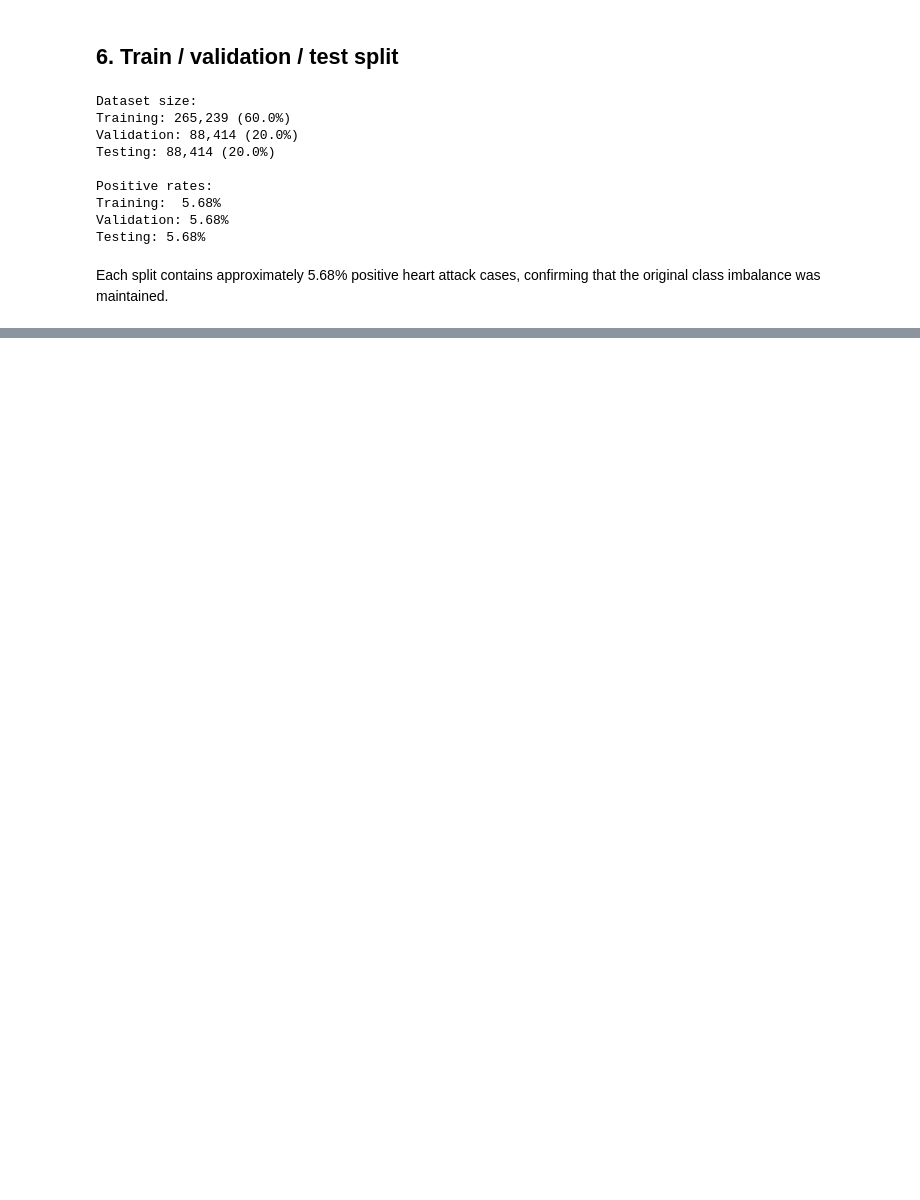
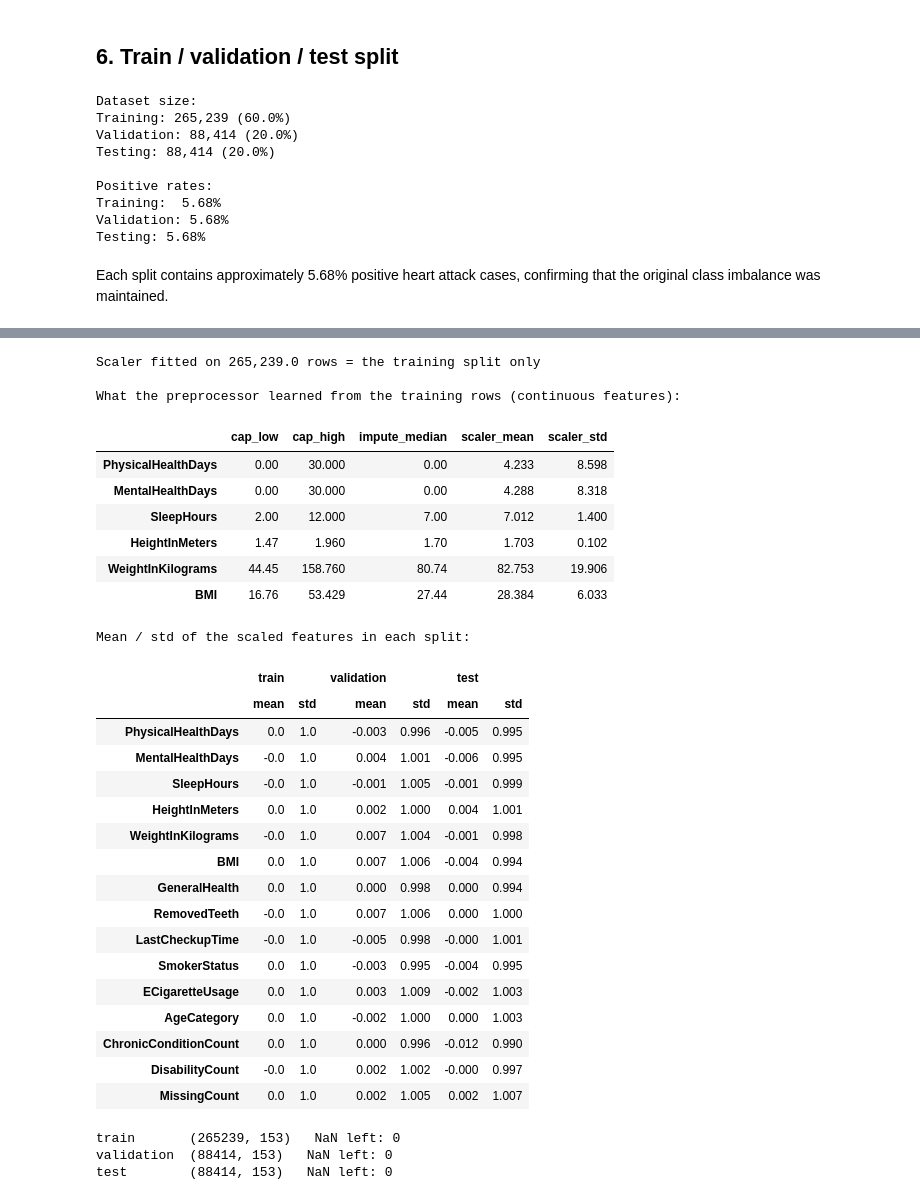
Before and after one commit to Break-Through-Tech/Healthcare-2A-predicting-heart-disease-risk-from-health-survey-indicators, a Jupyter notebook: Notebooks/milestone1_eda_starter.ipynb, the cells around one changed output, grey strips where cells are left out. Drawn from its saved outputs; the diff is of its cells as text; code cells hidden in the pictures; blank space fills up the shorter version.

```diff
--- a/Notebooks/milestone1_eda_starter.ipynb
+++ b/Notebooks/milestone1_eda_starter.ipynb
@@ -645,0 +943,64 @@ Each split contains approximately 5.68% positive heart attack cases, confirming
+# %%
+# 7.5 fit the logistic-regression preprocessor on TRAINING rows, reuse it for validation and test
+prep_lr = build_preprocessor('logreg')
+Xtr_lr = prep_lr.fit_transform(X_train_fe)      # the only fit: training rows
+Xva_lr = prep_lr.transform(X_val_fe)            # training statistics applied as-is
+Xte_lr = prep_lr.transform(X_test_fe)
+
+cont_pipe = prep_lr.named_transformers_['continuous']
+lr_scaler = cont_pipe.named_steps['scale']
+assert lr_scaler.n_samples_seen_ == len(X_train_fe)
+print(f'Scaler fitted on {lr_scaler.n_samples_seen_:,} rows = the training split only\n')
+
+print('What the preprocessor learned from the training rows (continuous features):')
+display(pd.DataFrame({
+    'cap_low': cont_pipe.named_steps['clip'].lower_bounds_,
+    'cap_high': cont_pipe.named_steps['clip'].upper_bounds_,
+    'impute_median': cont_pipe.named_steps['impute'].statistics_,
+    'scaler_mean': lr_scaler.mean_,
+    'scaler_std': lr_scaler.scale_,
+}, index=cont_pipe.feature_names_in_).round(3))
+
+scaled_cols = (list(cont_pipe.feature_names_in_)
+               + list(prep_lr.named_transformers_['ordinal_counts'].feature_names_in_))
+print('Mean / std of the scaled features in each split:')
+display(pd.concat({name: X_[scaled_cols].agg(['mean', 'std']).T
+                   for name, X_ in [('train', Xtr_lr), ('validation', Xva_lr), ('test', Xte_lr)]},
+                  axis=1).round(3))
+
+for name, X_ in [('train', Xtr_lr), ('validation', Xva_lr), ('test', Xte_lr)]:
+    print(f'{name:<11} {X_.shape}   NaN left: {int(X_.isna().sum().sum())}')
+
+del Xtr_lr, Xva_lr, Xte_lr, X_    # free memory; the pipelines below re-create what they need
+# %% [output]
+Scaler fitted on 265,239.0 rows = the training split only
+
+What the preprocessor learned from the training rows (continuous features):
+|  | cap_low | cap_high | impute_median | scaler_mean | scaler_std |
+| PhysicalHealthDays | 0.00 | 30.000 | 0.00 | 4.233 | 8.598 |
+| MentalHealthDays | 0.00 | 30.000 | 0.00 | 4.288 | 8.318 |
+| SleepHours | 2.00 | 12.000 | 7.00 | 7.012 | 1.400 |
+| HeightInMeters | 1.47 | 1.960 | 1.70 | 1.703 | 0.102 |
+| WeightInKilograms | 44.45 | 158.760 | 80.74 | 82.753 | 19.906 |
+| BMI | 16.76 | 53.429 | 27.44 | 28.384 | 6.033 |
+Mean / std of the scaled features in each split:
+|  | train |  | validation |  | test |  |
+|  | mean | std | mean | std | mean | std |
+| PhysicalHealthDays | 0.0 | 1.0 | -0.003 | 0.996 | -0.005 | 0.995 |
+| MentalHealthDays | -0.0 | 1.0 | 0.004 | 1.001 | -0.006 | 0.995 |
+| SleepHours | -0.0 | 1.0 | -0.001 | 1.005 | -0.001 | 0.999 |
+| HeightInMeters | 0.0 | 1.0 | 0.002 | 1.000 | 0.004 | 1.001 |
+| WeightInKilograms | -0.0 | 1.0 | 0.007 | 1.004 | -0.001 | 0.998 |
+| BMI | 0.0 | 1.0 | 0.007 | 1.006 | -0.004 | 0.994 |
+| GeneralHealth | 0.0 | 1.0 | 0.000 | 0.998 | 0.000 | 0.994 |
+| RemovedTeeth | -0.0 | 1.0 | 0.007 | 1.006 | 0.000 | 1.000 |
+| LastCheckupTime | -0.0 | 1.0 | -0.005 | 0.998 | -0.000 | 1.001 |
+| SmokerStatus | 0.0 | 1.0 | -0.003 | 0.995 | -0.004 | 0.995 |
+| ECigaretteUsage | 0.0 | 1.0 | 0.003 | 1.009 | -0.002 | 1.003 |
+| AgeCategory | 0.0 | 1.0 | -0.002 | 1.000 | 0.000 | 1.003 |
+| ChronicConditionCount | 0.0 | 1.0 | 0.000 | 0.996 | -0.012 | 0.990 |
+| DisabilityCount | -0.0 | 1.0 | 0.002 | 1.002 | -0.000 | 0.997 |
+| MissingCount | 0.0 | 1.0 | 0.002 | 1.005 | 0.002 | 1.007 |
+train       (265239, 153)   NaN left: 0
+validation  (88414, 153)   NaN left: 0
+test        (88414, 153)   NaN left: 0
```
Also changed, not shown: parts of 13 cells of this notebook.
